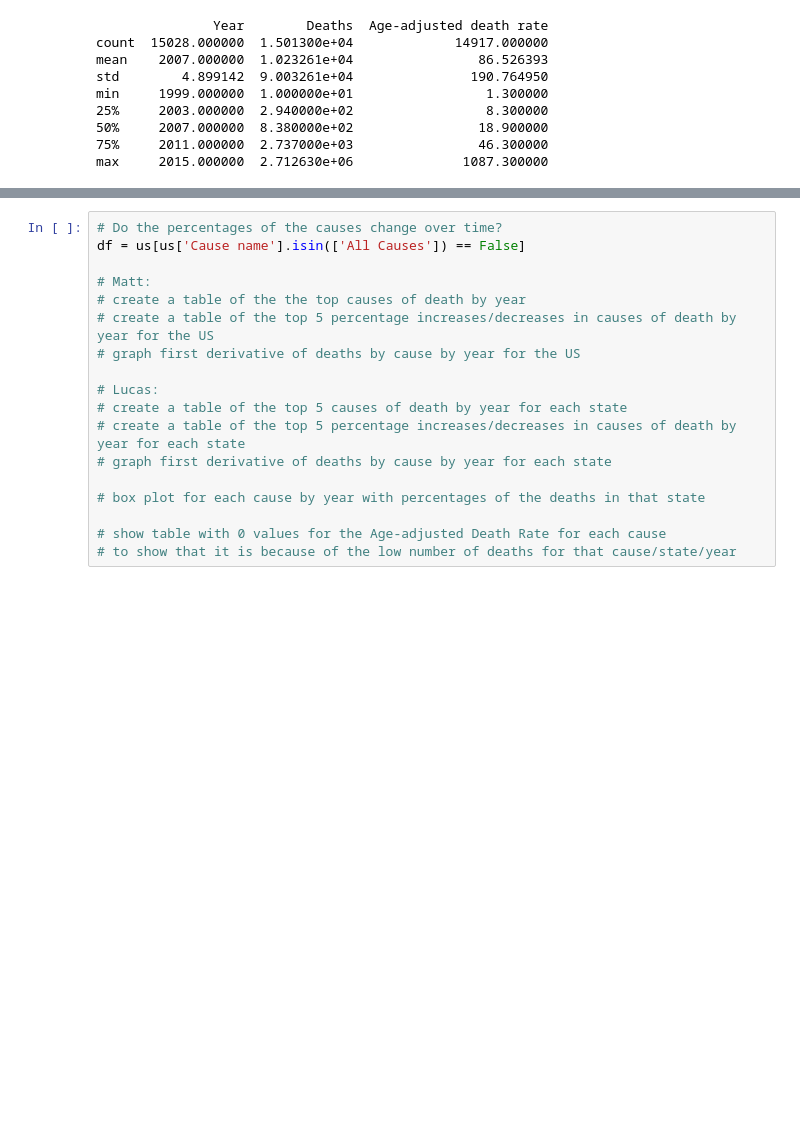
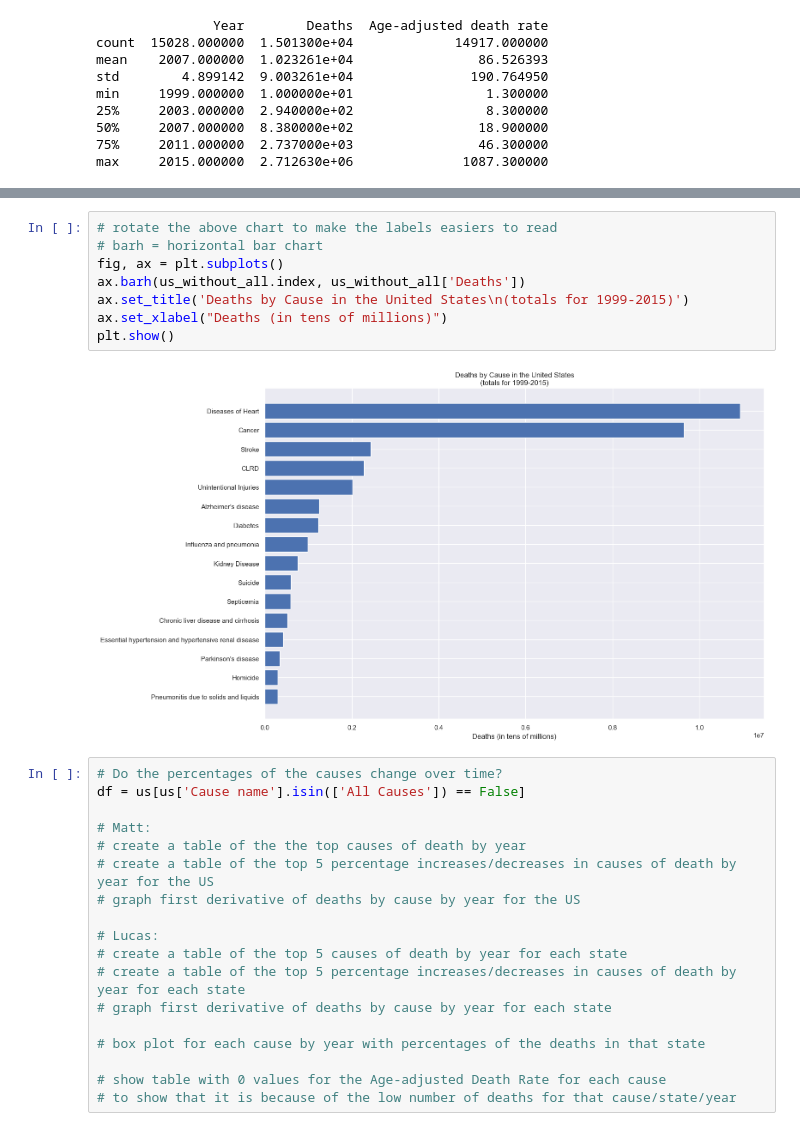
Before and after one commit to mattlehrer/research_methods_assignment_6, a Jupyter notebook: Assignment6_Group_C.ipynb, the cells around one changed output, grey strips where cells are left out. Cells and saved outputs as stored; diff of their text form; blank space fills up the shorter version.

```diff
--- a/Assignment6_Group_C.ipynb
+++ b/Assignment6_Group_C.ipynb
@@ -148,3 +152,13 @@ us_by_year.plot(kind='bar', figsize=(10, 5), title='Deaths by Year in the United
+# %%
+# rotate the above chart to make the labels easiers to read
+# barh = horizontal bar chart
+fig, ax = plt.subplots()
+ax.barh(us_without_all.index, us_without_all['Deaths'])
+ax.set_title('Deaths by Cause in the United States\n(totals for 1999-2015)')
+ax.set_xlabel("Deaths (in tens of millions)")
+plt.show()
+# %% [output]
+[figure, added]
 # %%
 # Do the percentages of the causes change over time?
 df = us[us['Cause name'].isin(['All Causes']) == False]
```
Also changed, not shown: parts of 10 cells of this notebook.
